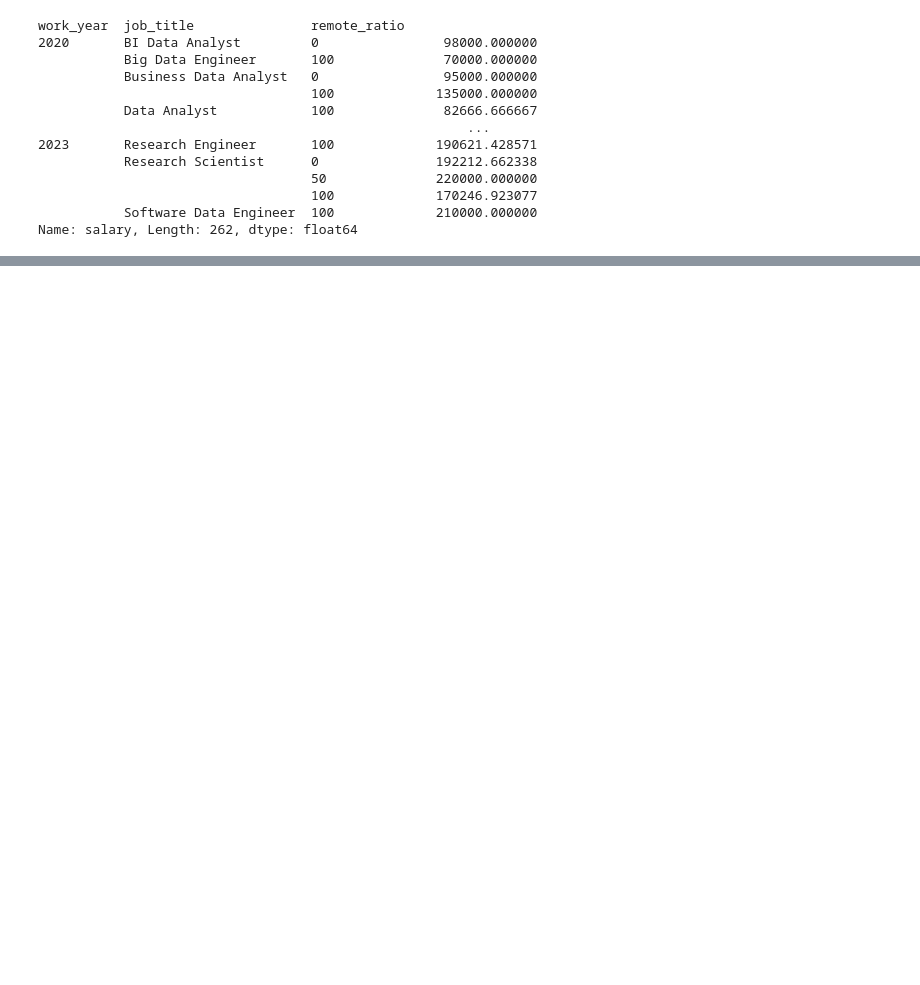
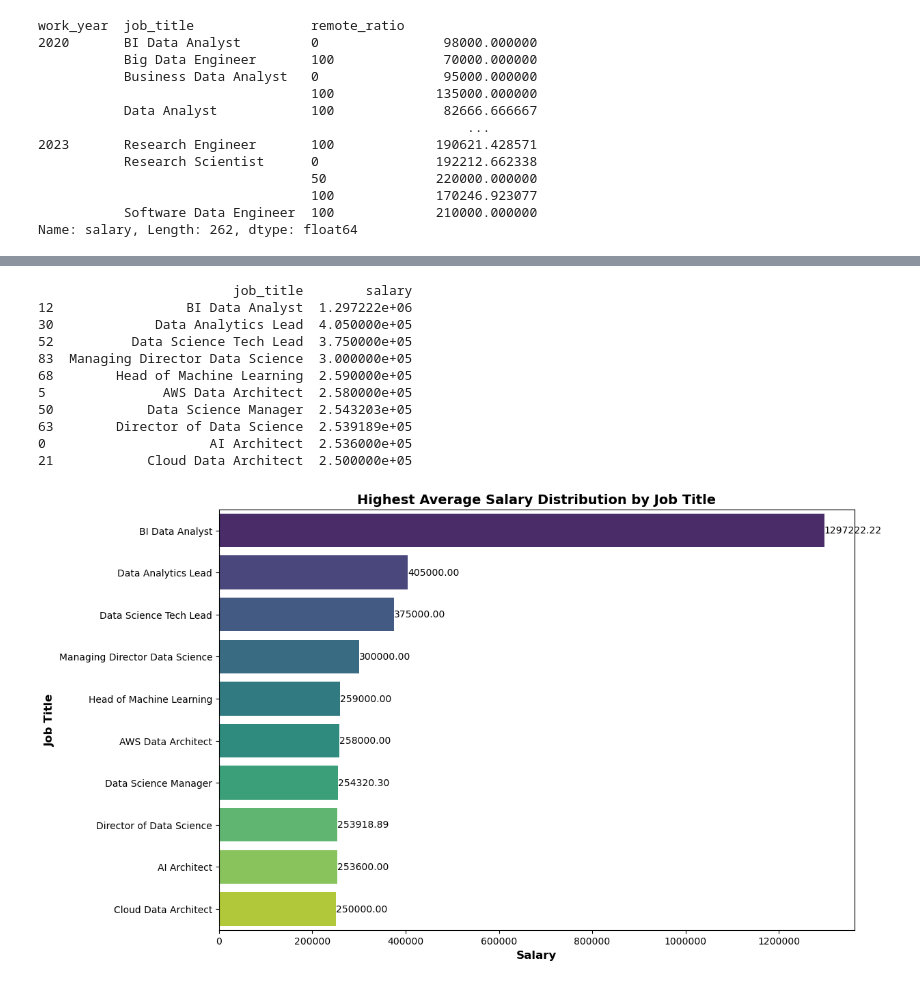
Before and after one commit to christian-a-smith/project-1, a Jupyter notebook: Average_salaries.ipynb, the cells around one changed output, grey strips where cells are left out. Cells and saved outputs as stored; diff of their text form; code cells hidden in the pictures; blank space fills up the shorter version.

Commit message:
Generated average salary by jobtitle

```diff
--- a/Average_salaries.ipynb
+++ b/Average_salaries.ipynb
@@ -104,0 +108,28 @@ plt.show()
+# %%
+avg_salary_by_job_title = salaries_df.groupby('job_title')['salary'].mean().reset_index()
+avg_salary_by_job_title_sorted = avg_salary_by_job_title.sort_values('salary', ascending=False).head(10)
+print(avg_salary_by_job_title_sorted )
+plt.figure(figsize=(12, 8))
+ax = sns.barplot(x='salary', y='job_title', data=avg_salary_by_job_title_sorted, palette='viridis')
+# Round the average salary to two decimal places
+for p in ax.patches:
+    salary = p.get_width()
+    ax.annotate(f'{salary:.2f}', (p.get_width(), p.get_y() + p.get_height() / 2), ha='left', va='center')
+ax.xaxis.set_major_formatter('{x:.0f}')
+plt.title('Highest Average Salary Distribution by Job Title', fontsize=14, fontweight='bold')
+plt.xlabel('Salary', fontsize=12, fontweight='bold')
+plt.ylabel('Job Title', fontsize=12, fontweight='bold')
+plt.show()
+# %% [output]
+                         job_title        salary
+12                 BI Data Analyst  1.297222e+06
+30             Data Analytics Lead  4.050000e+05
+52          Data Science Tech Lead  3.750000e+05
+83  Managing Director Data Science  3.000000e+05
+68        Head of Machine Learning  2.590000e+05
+5               AWS Data Architect  2.580000e+05
+50            Data Science Manager  2.543203e+05
+63        Director of Data Science  2.539189e+05
+0                     AI Architect  2.536000e+05
+21            Cloud Data Architect  2.500000e+05
+[figure, added]
```
Also changed, not shown: parts of 14 cells of this notebook, 1 other file.
